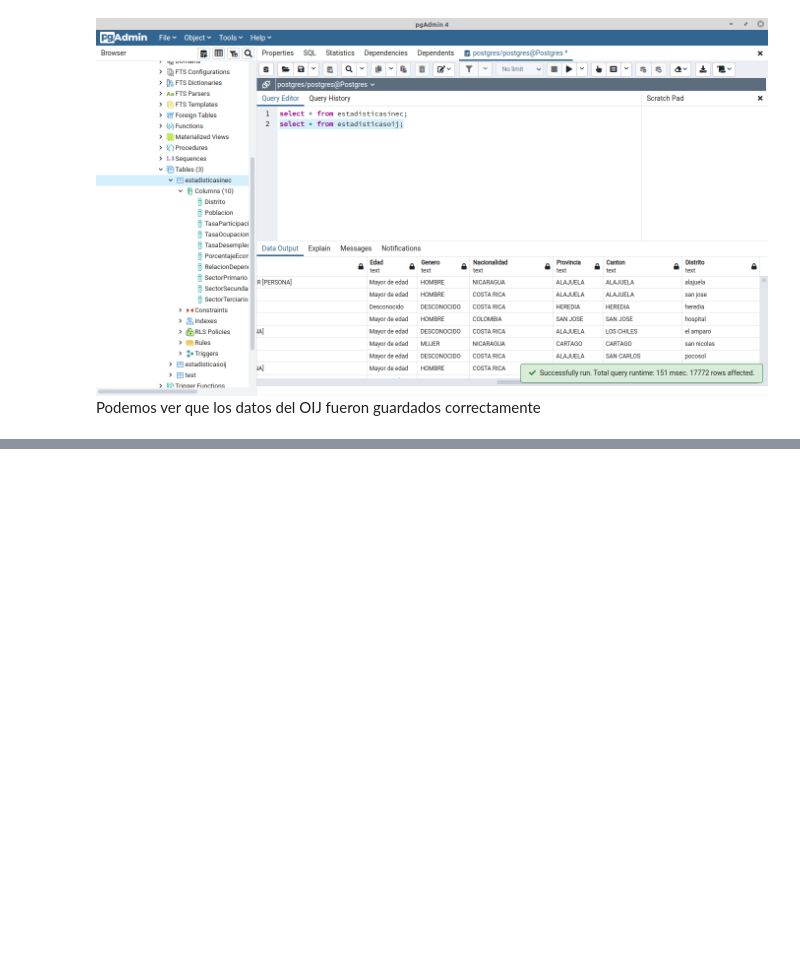
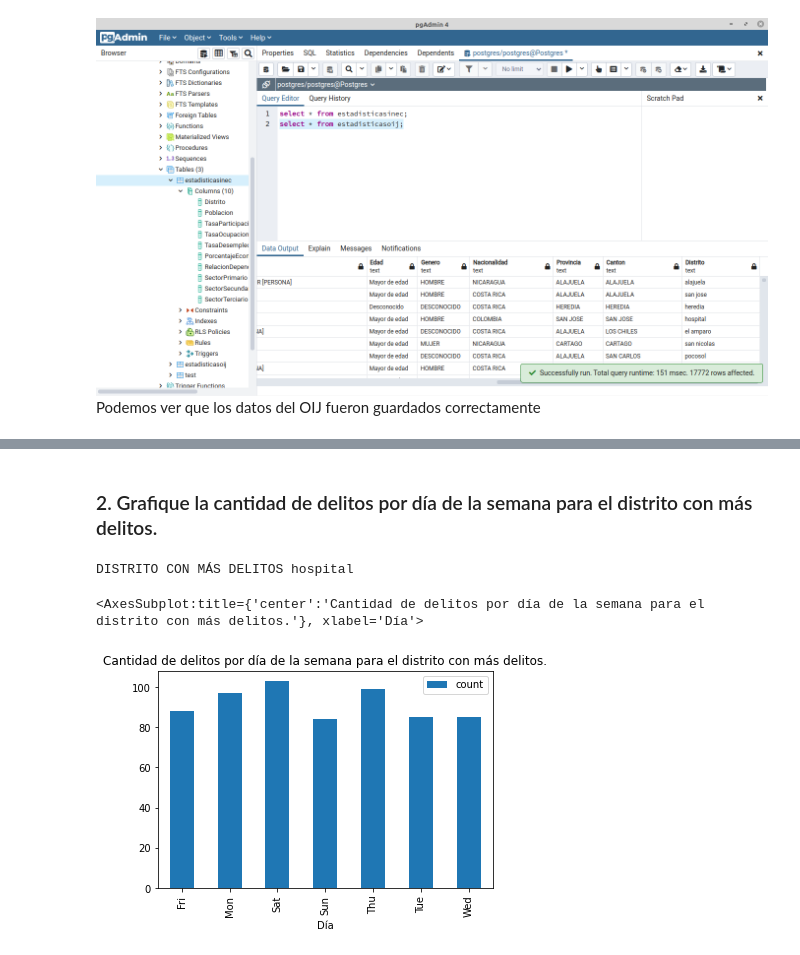
Before and after one commit to brydiaz/sparkProject, a Jupyter notebook: sparkProjectJup.ipynb, the cells around one changed output, grey strips where cells are left out. Saved outputs shown, nothing was run; the diff lists cells and outputs as text; code cells hidden in the pictures; blank space fills up the shorter version.

```diff
--- a/sparkProjectJup.ipynb
+++ b/sparkProjectJup.ipynb
@@ -286,0 +309,13 @@ write_spark_df_to_db(oijEstadistics.select("*"), "EstadisticasOIJ")inecEstadisti
+# %% [markdown]
+### 2. Grafique la cantidad de delitos por día de la semana para el distrito con más delitos.
+# %%
+moreCrimesDistrit = oijEstadistics.groupBy("Distrito").count().orderBy(desc("count")).first()
+allCrimesByDay = oijEstadistics.groupBy("Distrito","Delito",date_format(to_date(oijEstadistics.Fecha), 'E').alias("Día")).count().orderBy(desc("count"))
+crimesByDay = allCrimesByDay.filter(allCrimesByDay.Distrito == moreCrimesDistrit[0])
+graphic = crimesByDay.toPandas()
+print("DISTRITO CON MÁS DELITOS",moreCrimesDistrit[0])
+graphic.groupby('Día')['count'].sum().plot(kind='bar',legend=reverse,title="Cantidad de delitos por día de la semana para el distrito con más delitos.")
+# %% [output]
+DISTRITO CON MÁS DELITOS hospital
+<AxesSubplot:title={'center':'Cantidad de delitos por día de la semana para el distrito con más delitos.'}, xlabel='Día'>
+[figure, added]
```
Also changed, not shown: parts of 15 cells of this notebook, 2 other files.
